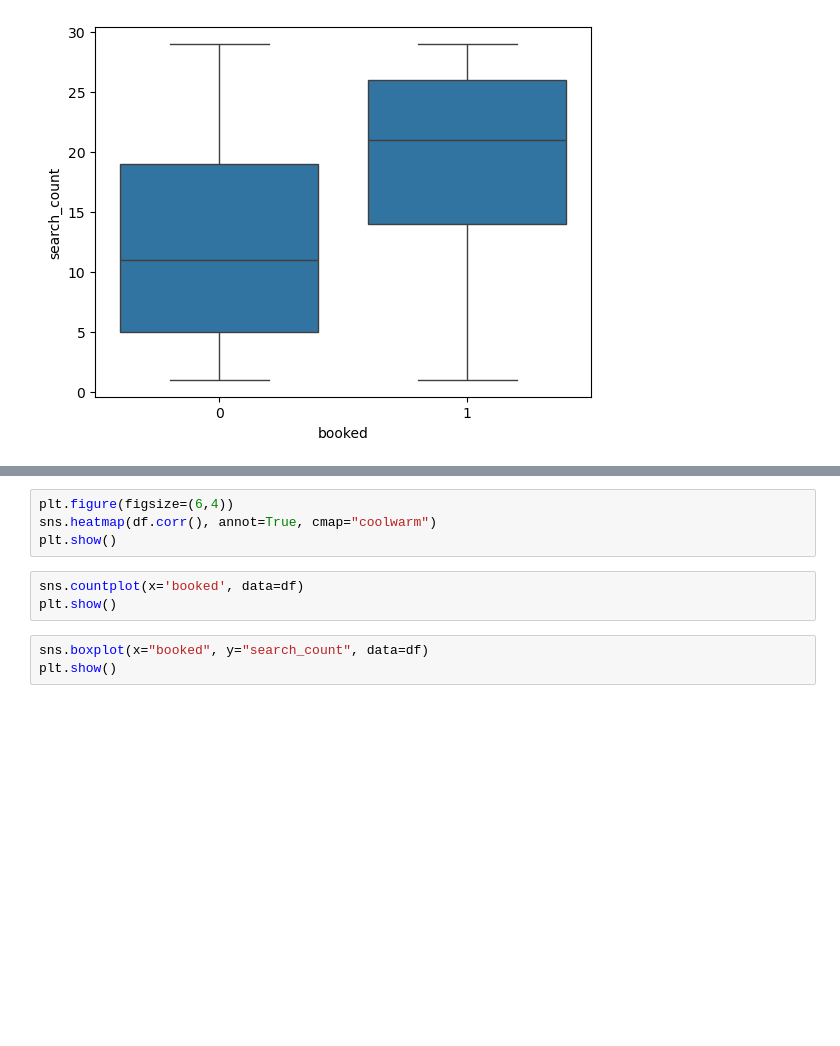
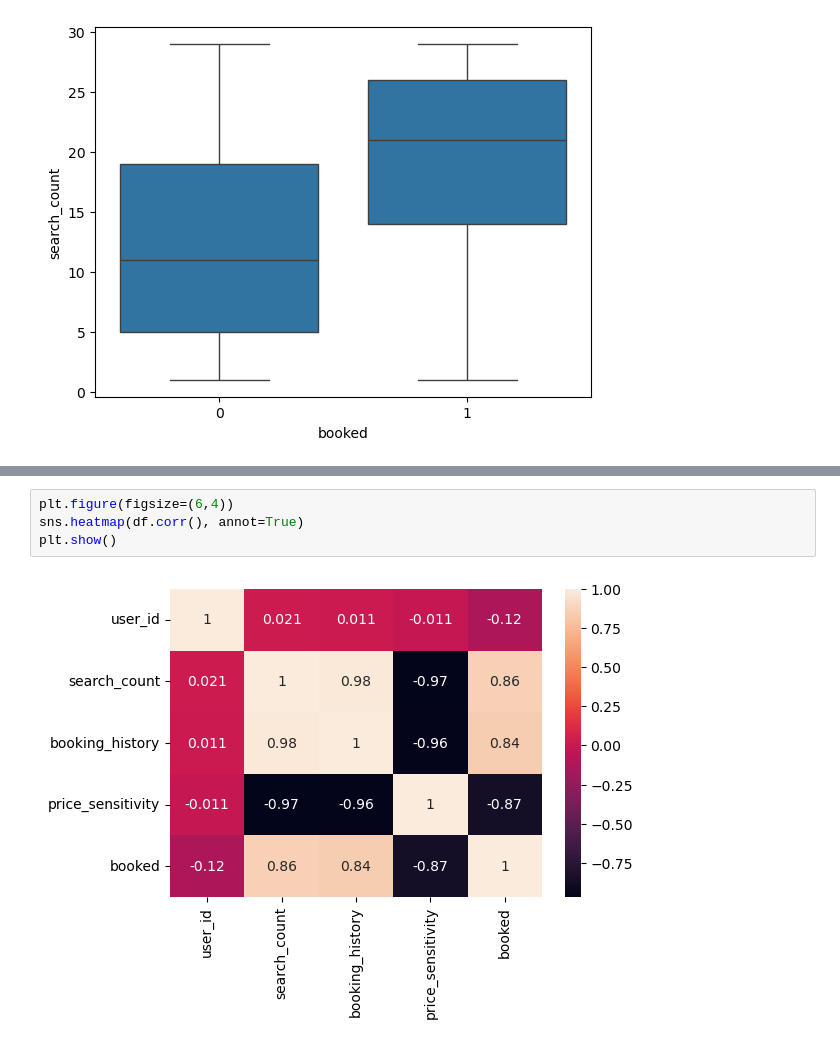
Before and after one commit to huamulan13/Travel-Booking-Prediction, a Jupyter notebook: notebooks/eda.ipynb, the cells around one changed output, grey strips where cells are left out. Cells and saved outputs as stored; diff of their text form; blank space fills up the shorter version.

```diff
--- a/notebooks/eda.ipynb
+++ b/notebooks/eda.ipynb
@@ -224,10 +63,6 @@ plt.show()
 # %%
 plt.figure(figsize=(6,4))
-sns.heatmap(df.corr(), annot=True, cmap="coolwarm")
+sns.heatmap(df.corr(), annot=True)
 plt.show()
+# %% [output]
+[figure, added]
-# %%
-sns.countplot(x='booked', data=df)
-plt.show()
-# %%
-sns.boxplot(x="booked", y="search_count", data=df)
-plt.show()
```
Also changed, not shown: parts of 21 cells of this notebook, 1 other file.
